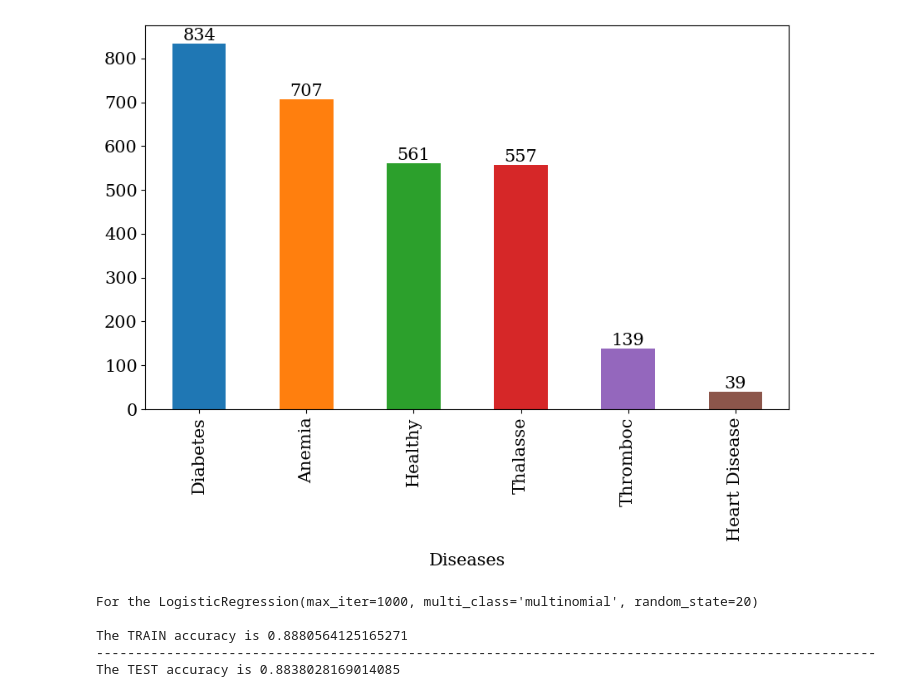
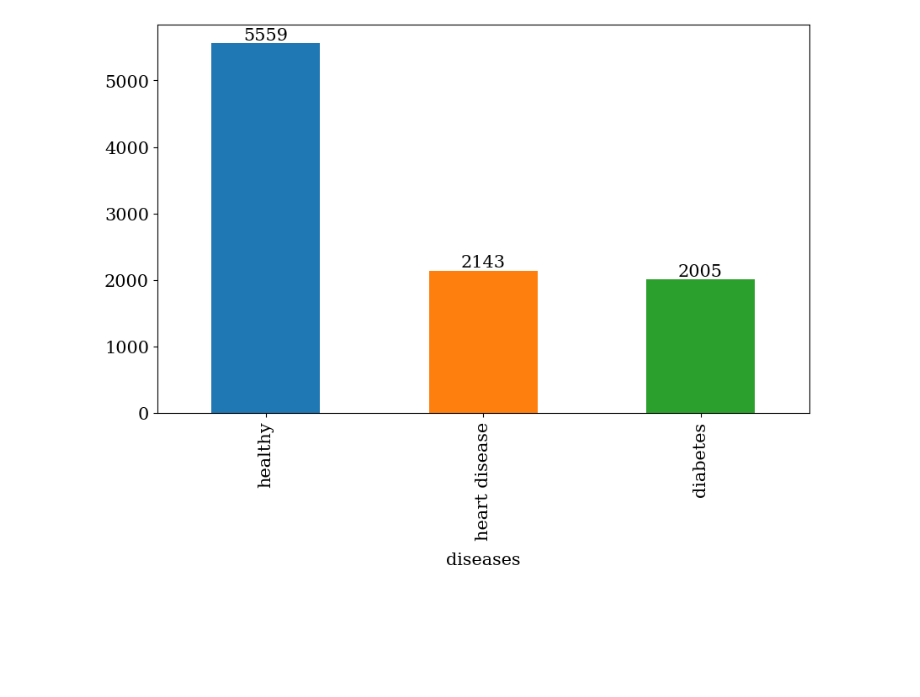
Before and after one commit to rajvi-collab/Disease_Detection, a Jupyter notebook: disease_detection.ipynb, the cells around one changed output. Saved outputs shown, nothing was run; the diff lists cells and outputs as text; code cells hidden in the pictures; blank space fills up the shorter version.

Commit message:
added multiple datasets and combine in one

```diff
--- a/disease_detection.ipynb
+++ b/disease_detection.ipynb
@@ -68,0 +52,13 @@ df_balanced['Disease']=df_balanced['Disease'].replace('Heart Di','Heart Disease'
+# %%
+df_diabetes_1 = pd.read_csv("./datasets/diabetes/diabetes_dataset_1.csv")
+df_diabetes_2 = pd.read_csv("./datasets/diabetes/diabetes_dataset_2.csv")
+df_diabetes_3 = pd.read_csv("./datasets/diabetes/diabetes_dataset_3.csv")
+df_diabetes_4 = pd.read_csv("./datasets/diabetes/diabetes_dataset_4.csv")
+df_diabetes_5 = pd.read_csv("./datasets/diabetes/diabetes_dataset_5.csv")
+df_diabetes_5 = df_diabetes_5.rename(columns={'Diagnosis': 'Outcome'}, inplace=True)
+df_diabetes = pd.concat([df_diabetes_1, df_diabetes_2, df_diabetes_3, df_diabetes_4, df_diabetes_5],ignore_index=True)
+df_diabetes.rename(columns={'Outcome': 'disease', 'Age': 'age'}, inplace=True)
+
+mapping = {0: 'healthy', 1: 'diabetes'}
+df_diabetes['disease'] = df_diabetes['disease'].map(mapping)
+df_diabetes
@@ -69,4 +79,4 @@ df_balanced['Disease']=df_balanced['Disease'].replace('Heart Di','Heart Disease'
 # %%
-data = pd.concat([df_test, df_balanced],ignore_index=True)
-data.shape # (rows, columns)
+data = pd.concat([df_heart_di, df_diabetes],ignore_index=True)
+data
 # %% [output]
@@ -85,12 +96,12 @@ Name: count, dtype: int64
 # %%
 # Let's find how many of each class there are in the bar chart.
-counts = data[data.columns[-1]].value_counts()
+counts = data['disease'].value_counts()
 palette = sns.color_palette()
 fig, axes = plt.subplots(figsize=(10,6))
 counts.plot(kind="bar", ax=axes, color=palette)
-plt.xlabel('Diseases',labelpad=10)
+plt.xlabel('diseases',labelpad=10)
 for container in axes.containers:
     axes.bar_label(container)
 plt.show()
 # %% [output]
-[figure, old version]
+[figure, new version]
@@ -131,14 +127,0 @@ xtrain,xtest,ytrain,ytest=train_test_split(features,disease,test_size=0.2, shuff
-# %%
-from sklearn.linear_model import LogisticRegression
-# standardization
-X_train_scaled, X_test_scaled = standardization(xtrain, xtest)
-# Create model
-logmodel = LogisticRegression(max_iter= 1000, random_state = 20, multi_class = 'multinomial')
-test_accuracy, train_accuracy, precision_test_score, recall_test_score, f1_test_score = predictor(logmodel, X_train_scaled, X_test_scaled, ytrain, ytest)
-results.loc['LogisticRegression Model'] = [test_accuracy, train_accuracy, precision_test_score, recall_test_score, f1_test_score]
-# %% [output]
-For the LogisticRegression(max_iter=1000, multi_class='multinomial', random_state=20)
-
-The TRAIN accuracy is 0.8880564125165271
-----------------------------------------------------------------------------------------------------
-The TEST accuracy is 0.8838028169014085
```
Also changed, not shown: parts of 19 cells of this notebook, 26 other files.
